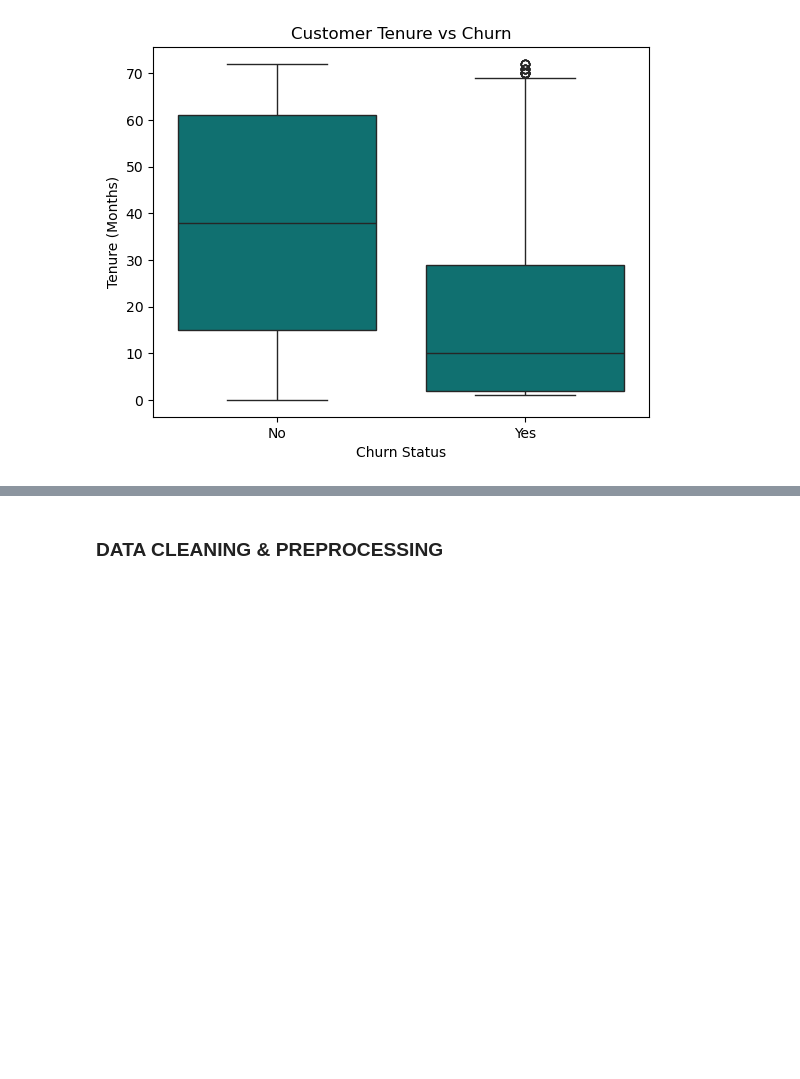
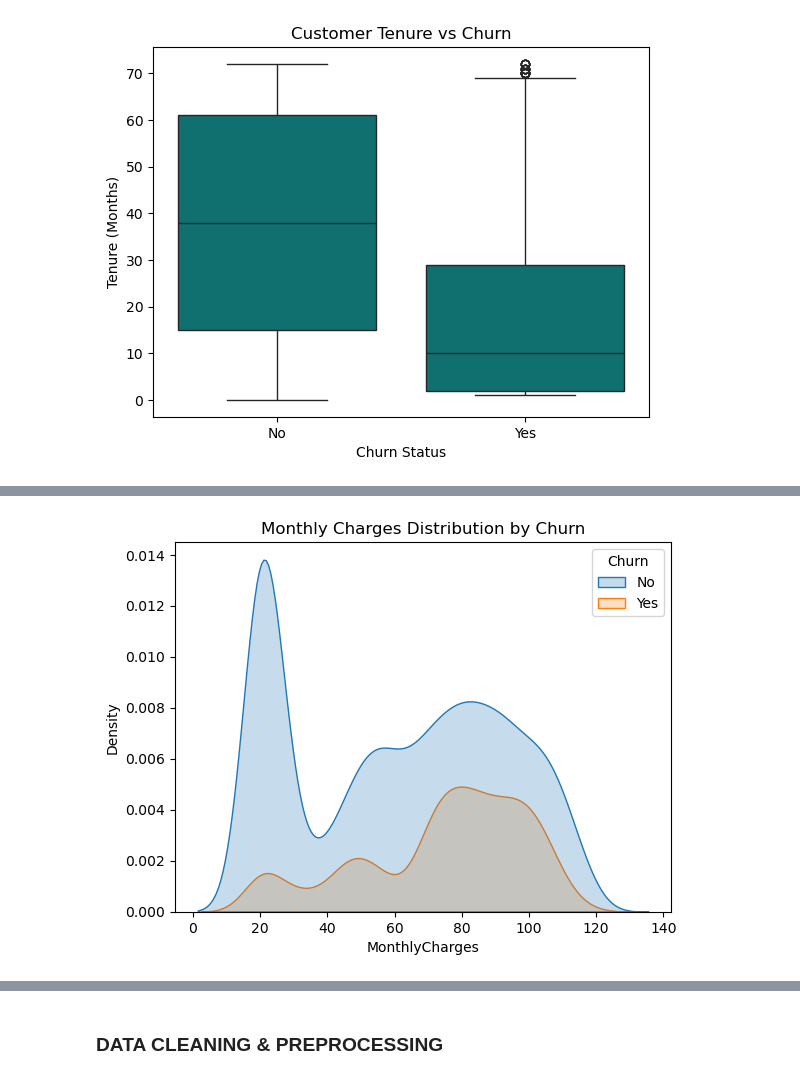
Before and after one commit to akhilabismi/ML_PROJECT, a Jupyter notebook: Notebooks/customer churn prediction.ipynb, the cells around one changed output, grey strips where cells are left out. Cells and saved outputs as stored; diff of their text form; code cells hidden in the pictures; blank space fills up the shorter version.

```diff
--- a/Notebooks/customer churn prediction.ipynb
+++ b/Notebooks/customer churn prediction.ipynb
@@ -195,0 +228,7 @@ plt.show()
+# %%
+sns.kdeplot(data=df, x='MonthlyCharges', hue='Churn', fill=True)
+
+plt.title("Monthly Charges Distribution by Churn")
+plt.show()
+# %% [output]
+[figure, added]
```
Also changed, not shown: parts of 41 cells of this notebook.
